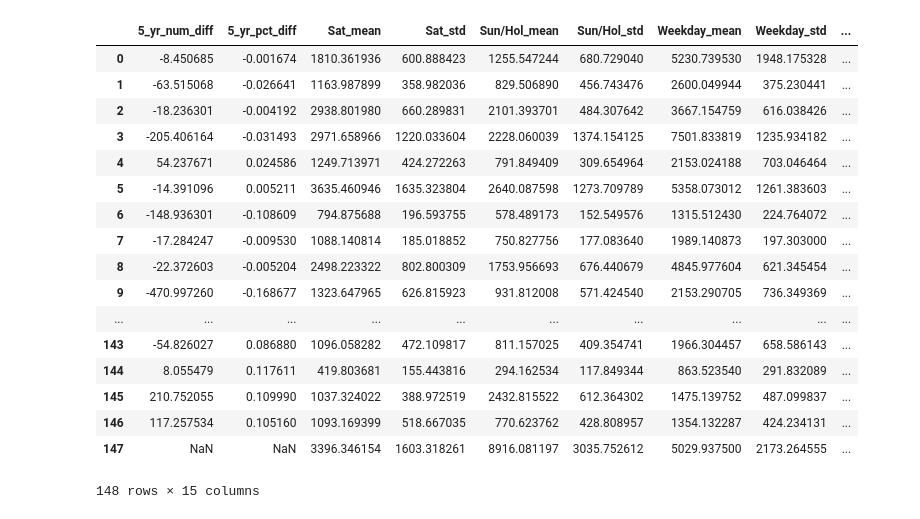
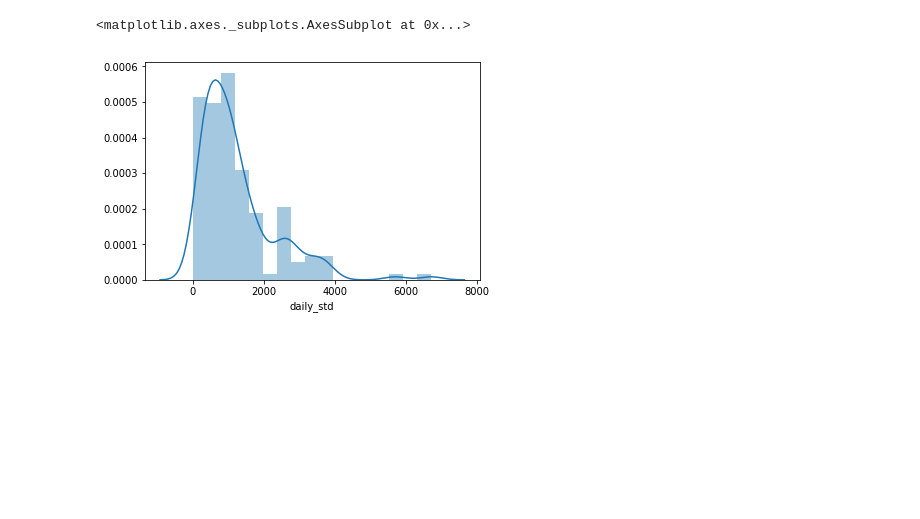
Before and after one commit to donnajobridge/cta, a Jupyter notebook: run_station_class.ipynb, the cells around one changed output. Cells and saved outputs as stored; diff of their text form; code cells hidden in the pictures; blank space fills up the shorter version.

```diff
--- a/run_station_class.ipynb
+++ b/run_station_class.ipynb
@@ -8,6 +14,9 @@ from station import Station
 # read in data files
 ride_df = pd.read_csv('data/CTA_-_Ridership_-__L__Station_Entries_-_Daily_Totals.csv')
 map_df = pd.read_csv('data/CTA_-_System_Information_-_List_of__L__Stops.csv')
+station_map_names = {'Lake':'Lake/State', 'Jackson':'Jackson/State',
+                     'Washington':'Washington/Dearborn','Addison':'Addison-North Main'}
+map_df.replace({"STATION_NAME": station_map_names}, inplace=True)
 # %%
 station_list = ride_df.stationname.unique().tolist()
 sumlist = []
@@ -16,24 +25,3 @@ for station in station_list:
     sumlist.append(stat.summary)
 station_summary = pd.DataFrame(sumlist)
 station_summary.to_csv('data/station_summary.csv')
-# %%
-station_summary
-# %% [output]
-|  | 5_yr_num_diff | 5_yr_pct_diff | Sat_mean | Sat_std | Sun/Hol_mean | Sun/Hol_std | Weekday_mean | Weekday_std | ... |
-| 0 | -8.450685 | -0.001674 | 1810.361936 | 600.888423 | 1255.547244 | 680.729040 | 5230.739530 | 1948.175328 | ... |
-| 1 | -63.515068 | -0.026641 | 1163.987899 | 358.982036 | 829.506890 | 456.743476 | 2600.049944 | 375.230441 | ... |
-| 2 | -18.236301 | -0.004192 | 2938.801980 | 660.289831 | 2101.393701 | 484.307642 | 3667.154759 | 616.038426 | ... |
-| 3 | -205.406164 | -0.031493 | 2971.658966 | 1220.033604 | 2228.060039 | 1374.154125 | 7501.833819 | 1235.934182 | ... |
-| 4 | 54.237671 | 0.024586 | 1249.713971 | 424.272263 | 791.849409 | 309.654964 | 2153.024188 | 703.046464 | ... |
-| 5 | -14.391096 | 0.005211 | 3635.460946 | 1635.323804 | 2640.087598 | 1273.709789 | 5358.073012 | 1261.383603 | ... |
-| 6 | -148.936301 | -0.108609 | 794.875688 | 196.593755 | 578.489173 | 152.549576 | 1315.512430 | 224.764072 | ... |
-| 7 | -17.284247 | -0.009530 | 1088.140814 | 185.018852 | 750.827756 | 177.083640 | 1989.140873 | 197.303000 | ... |
-| 8 | -22.372603 | -0.005204 | 2498.223322 | 802.800309 | 1753.956693 | 676.440679 | 4845.977604 | 621.345454 | ... |
-| 9 | -470.997260 | -0.168677 | 1323.647965 | 626.815923 | 931.812008 | 571.424540 | 2153.290705 | 736.349369 | ... |
-| ... | ... | ... | ... | ... | ... | ... | ... | ... | ... |
-| 143 | -54.826027 | 0.086880 | 1096.058282 | 472.109817 | 811.157025 | 409.354741 | 1966.304457 | 658.586143 | ... |
-| 144 | 8.055479 | 0.117611 | 419.803681 | 155.443816 | 294.162534 | 117.849344 | 863.523540 | 291.832089 | ... |
-| 145 | 210.752055 | 0.109990 | 1037.324022 | 388.972519 | 2432.815522 | 612.364302 | 1475.139752 | 487.099837 | ... |
-| 146 | 117.257534 | 0.105160 | 1093.169399 | 518.667035 | 770.623762 | 428.808957 | 1354.132287 | 424.234131 | ... |
-| 147 | NaN | NaN | 3396.346154 | 1603.318261 | 8916.081197 | 3035.752612 | 5029.937500 | 2173.264555 | ... |
-148 rows × 15 columns
@@ -41,0 +28,5 @@ station_summary
+# %%
+sns.distplot(station_summary['daily_std'])
+# %% [output]
+<matplotlib.axes._subplots.AxesSubplot at 0x...>
+[figure, added]
```
Also changed, not shown: parts of 12 cells of this notebook, 13 other files.
